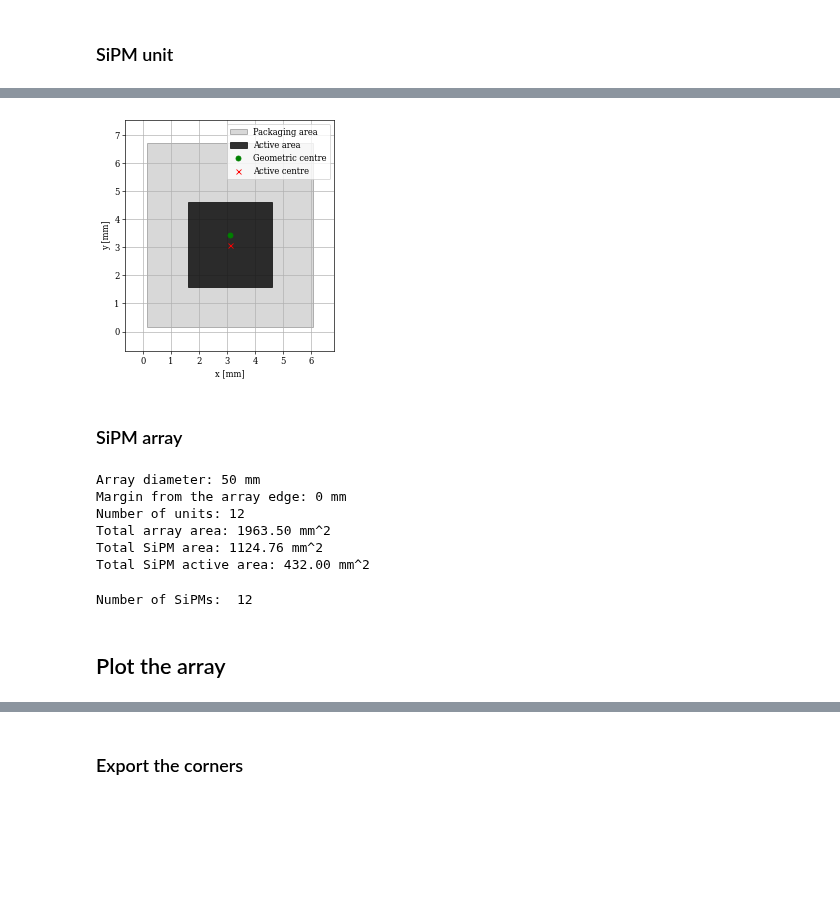
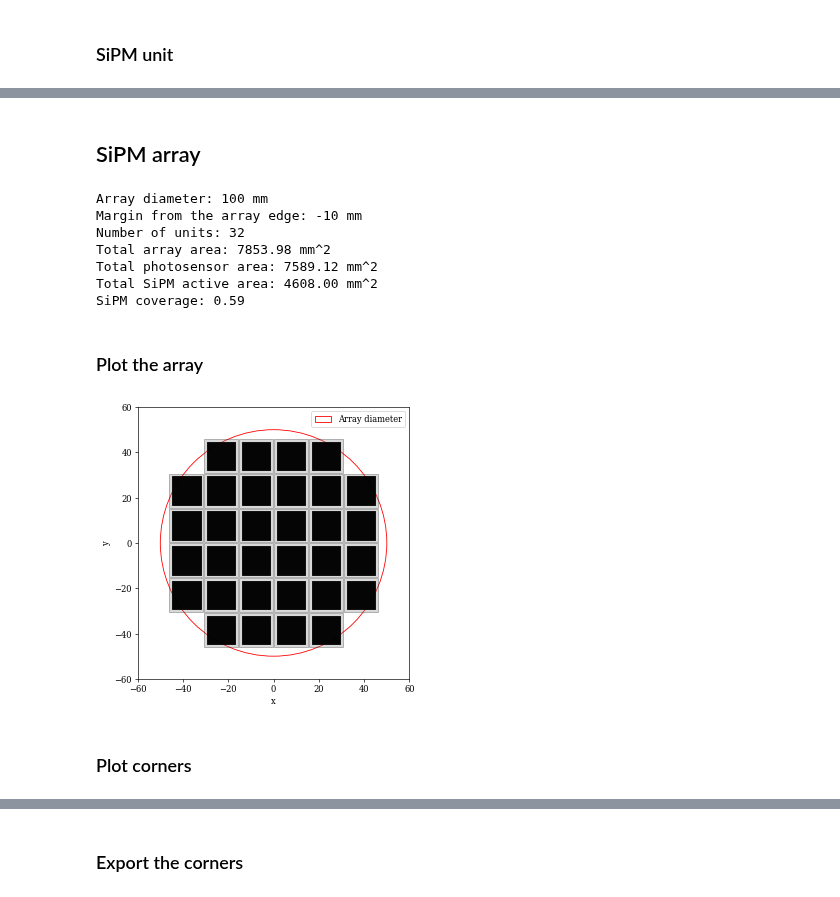
Before and after one commit to ricmperes/sipmarray, a Jupyter notebook: notebooks/make_array_geometry.ipynb, the cells around one changed output, grey strips where cells are left out. Saved outputs shown, nothing was run; the diff lists cells and outputs as text; code cells hidden in the pictures; blank space fills up the shorter version.

```diff
--- a/notebooks/make_array_geometry.ipynb
+++ b/notebooks/make_array_geometry.ipynb
@@ -25,25 +44,24 @@ Height tolerance: 0.15 mm
-# %%
-mppc.plot_model()
-# %% [output]
-[figure, removed]
 # %% [markdown]
-### SiPM array
+## SiPM array
 # %%
-array = SiPMarray(array_diameter=50, border_margin=0, sipm_model = '6x6')
+array = SiPMarray(array_diameter=100, border_margin=-10, sipm_model = 'quad')
 array.print_properties()
 # %% [output]
-Array diameter: 50 mm
-Margin from the array edge: 0 mm
-Number of units: 12
-Total array area: 1963.50 mm^2
-Total SiPM area: 1124.76 mm^2
-Total SiPM active area: 432.00 mm^2
+Array diameter: 100 mm
+Margin from the array edge: -10 mm
+Number of units: 32
+Total array area: 7853.98 mm^2
+Total photosensor area: 7589.12 mm^2
+Total SiPM active area: 4608.00 mm^2
+SiPM coverage: 0.59
-# %%
-print('Number of SiPMs: ', array.n_sipms)
-# %% [output]
-Number of SiPMs:  12
 # %% [markdown]
-## Plot the array
+### Plot the array
+# %%
+array.plot_sipm_array()
+# %% [output]
+[figure, added]
+# %% [markdown]
+### Plot corners
 # %%
 active_centres = array.get_centres()
 geometric_centre = array.get_centres(active_area=False)
```
Also changed, not shown: parts of 4 cells of this notebook, 21 other files.
